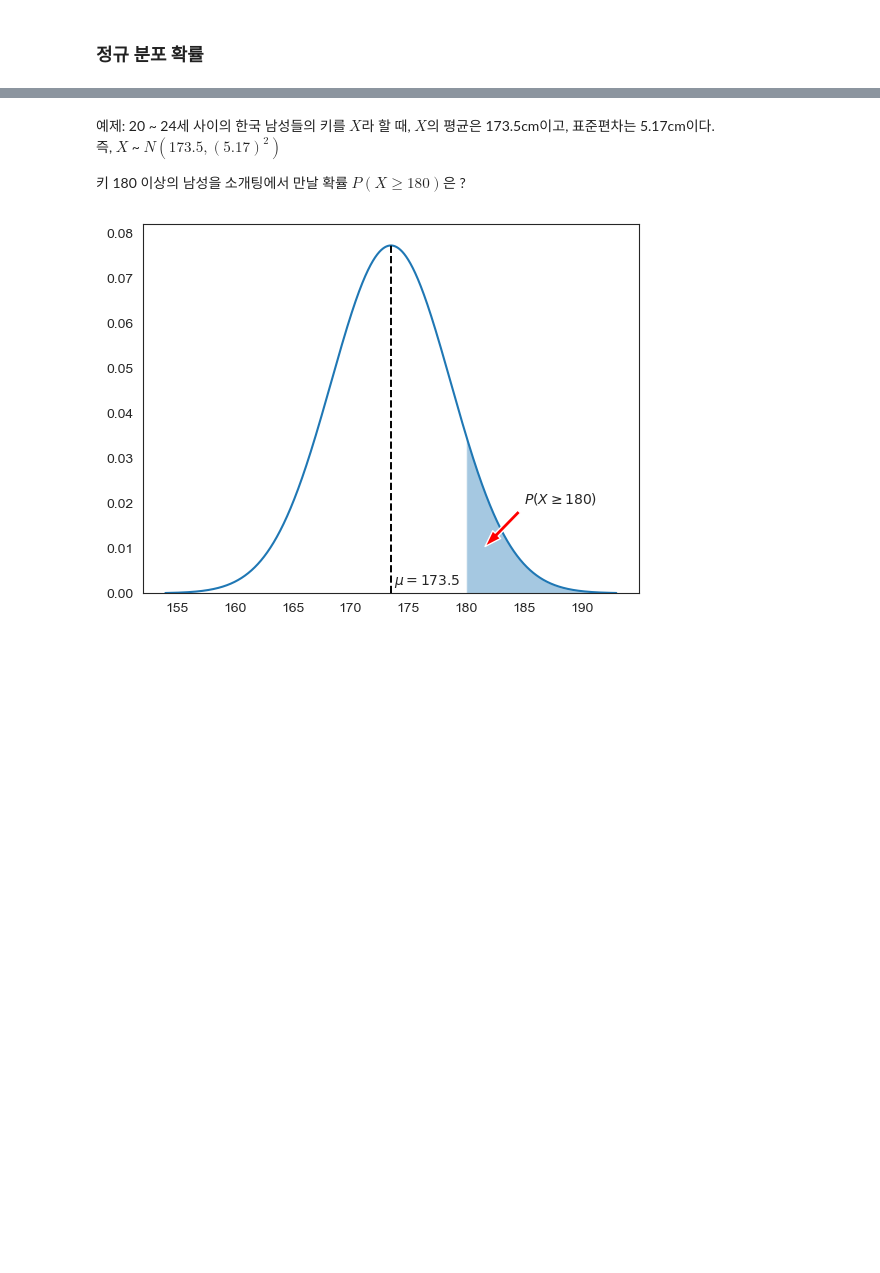
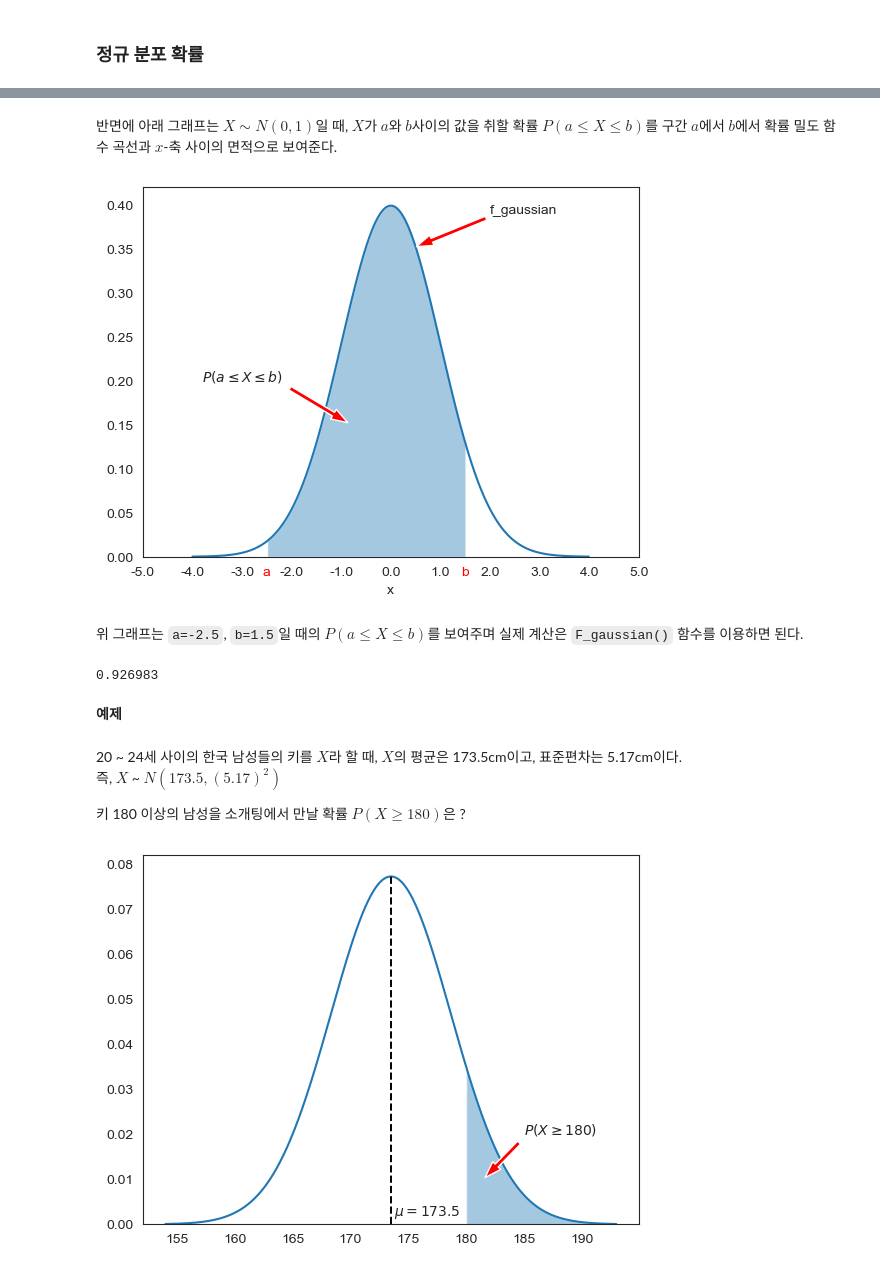
Before and after one commit to codingalzi/DataSci, a Jupyter notebook: jupyter-book/_build/jupyter_execute/normal_distribution.ipynb, the cells around one changed output, grey strips where cells are left out. Drawn from its saved outputs; the diff is of its cells as text; code cells hidden in the pictures; blank space fills up the shorter version.

```diff
--- a/jupyter-book/_build/jupyter_execute/normal_distribution.ipynb
+++ b/jupyter-book/_build/jupyter_execute/normal_distribution.ipynb
@@ -156,5 +198,52 @@ plt.show()
+# %% [markdown]
+반면에 아래 그래프는
+$X \sim N(0, 1)$일 때, $X$가 $a$와 $b$사이의 값을 취할 확률 $P(a \le X \le b)$를
+구간 $a$에서 $b$에서 확률 밀도 함수 곡선과 $x$-축 사이의 면적으로 보여준다.
+# %%
+x = np.arange(-4, 4, 0.01)
+
+fig = plt.figure()
+ax = fig.add_subplot(1, 1, 1)
+
+# norm.pdf()
+ax.plot(x, f_gaussian(x, 0, 1))
+
+# -2에서 1 사이의 면적 표시
+point_a = -2.5
+point_b = 1.5
+ax.fill_between(x, f_gaussian(x), where=(point_a <= x) & (x <= point_b), alpha=0.4)
+
+# 함수명 주석 달기
+ax.annotate(r'f_gaussian', xy=(0.5, f_gaussian(0.5)), xytext=(2, 0.39),
+            arrowprops=dict(facecolor='red', shrink=0.01, width=3, headwidth=8))
+
+ax.annotate(r'$P(a \leq X \leq b)$', xy=(-.8 ,0.15), xytext=(-3.8, 0.2),
+            arrowprops=dict(facecolor='red', shrink=0.05, width=3, headwidth=8))
+
+# point_a를 눈금으로 추가 표시
+x_ticks = np.append(ax.get_xticks(), [point_a, point_b])
+x_ticks_ = np.append(ax.get_xticks(), ['a', 'b']) # 실제로 보이는 눈금 기호
+ax.set_xticks(x_ticks, x_ticks_)
+ax.get_xticklabels()[-2].set_color("red") # a 눈금 색 지정
+ax.get_xticklabels()[-1].set_color("red") # b 눈금 색 지정
+
+ax.set_xlabel('x')
+ax.set_ylim(0, 0.42)
+
+plt.show()
+# %% [output]
+[figure, added]
+# %% [markdown]
+위 그래프는 `a=-2.5`, `b=1.5`일 때의 $P(a \leq X \leq b)$를 보여주며 실제 계산은 `F_gaussian()` 함수를
+이용하면 된다.
+# %%
+F_gaussian(1.5) - F_gaussian(-2.5)
+# %% [output]
+0.926983
+# %% [markdown]
+**예제**
 # %% [markdown]
-예제: 20 ~ 24세 사이의 한국 남성들의 키를 $X$라 할 때, $X$의 평균은 173.5cm이고, 표준편차는 5.17cm이다.
+20 ~ 24세 사이의 한국 남성들의 키를 $X$라 할 때, $X$의 평균은 173.5cm이고, 표준편차는 5.17cm이다.
 즉, $X$ ~ $N(173.5, (5.17)^2)$
 
 키 180 이상의 남성을 소개팅에서 만날 확률 $P(X \geq 180)$은 ?
```
Also changed, not shown: parts of 18 cells of this notebook, 12 other files.
